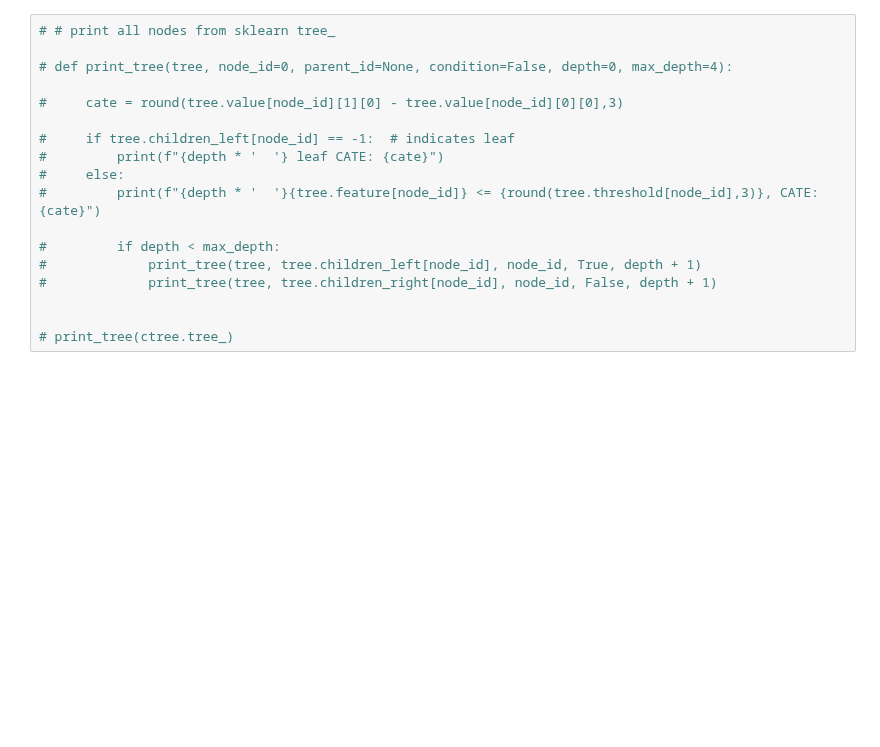
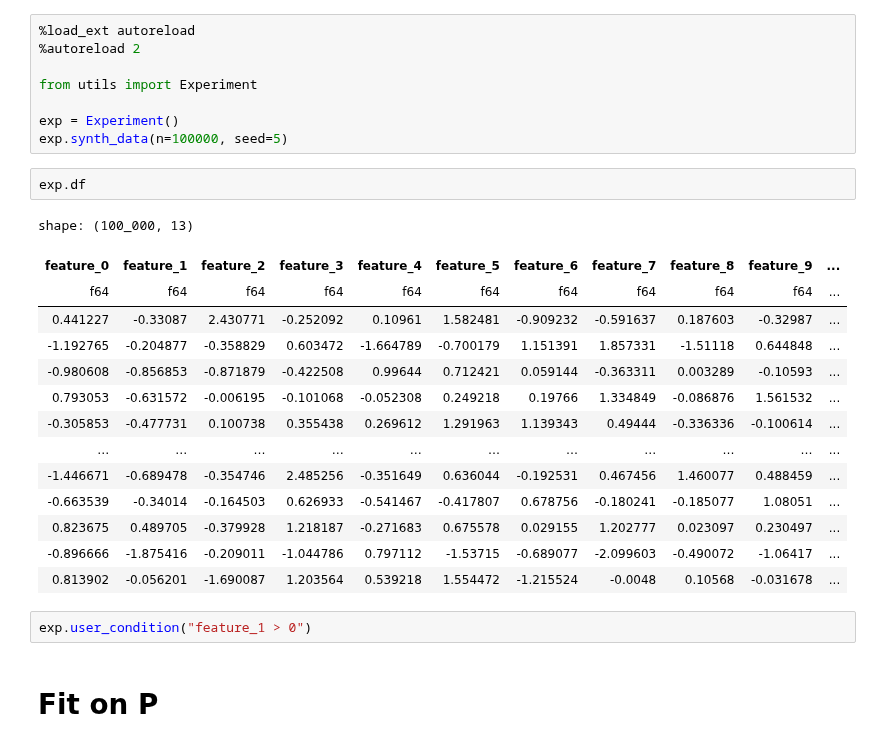
Before and after one commit to antonismand/Query-Driven-Data-Exploration-with-Heterogeneous-Treatment-Effects, a Jupyter notebook: CT.ipynb, the cells around one changed output. Cells and saved outputs as stored; diff of their text form; blank space fills up the shorter version.

Commit message:
CT with utils

```diff
--- a/CT.ipynb
+++ b/CT.ipynb
@@ -180,18 +1,29 @@ shape: (26_089, 14)
-# %%
-# # print all nodes from sklearn tree_
-
-# def print_tree(tree, node_id=0, parent_id=None, condition=False, depth=0, max_depth=4):
-
-#     cate = round(tree.value[node_id][1][0] - tree.value[node_id][0][0],3)
-
-#     if tree.children_left[node_id] == -1:  # indicates leaf
-#         print(f"{depth * '  '} leaf CATE: {cate}")
-#     else:
-#         print(f"{depth * '  '}{tree.feature[node_id]} <= {round(tree.threshold[node_id],3)}, CATE: {cate}")
-
-#         if depth < max_depth:
-#             print_tree(tree, tree.children_left[node_id], node_id, True, depth + 1)
-#             print_tree(tree, tree.children_right[node_id], node_id, False, depth + 1)
-
-
-# print_tree(ctree.tree_)
+# %%
+%load_ext autoreload
+%autoreload 2
+
+from utils import Experiment
+
+exp = Experiment()
+exp.synth_data(n=100000, seed=5)
+# %%
+exp.df
+# %% [output]
+shape: (100_000, 13)
+| feature_0 | feature_1 | feature_2 | feature_3 | feature_4 | feature_5 | feature_6 | feature_7 | feature_8 | feature_9 | ... |
+| f64 | f64 | f64 | f64 | f64 | f64 | f64 | f64 | f64 | f64 | ... |
+| 0.441227 | -0.33087 | 2.430771 | -0.252092 | 0.10961 | 1.582481 | -0.909232 | -0.591637 | 0.187603 | -0.32987 | ... |
+| -1.192765 | -0.204877 | -0.358829 | 0.603472 | -1.664789 | -0.700179 | 1.151391 | 1.857331 | -1.51118 | 0.644848 | ... |
+| -0.980608 | -0.856853 | -0.871879 | -0.422508 | 0.99644 | 0.712421 | 0.059144 | -0.363311 | 0.003289 | -0.10593 | ... |
+| 0.793053 | -0.631572 | -0.006195 | -0.101068 | -0.052308 | 0.249218 | 0.19766 | 1.334849 | -0.086876 | 1.561532 | ... |
+| -0.305853 | -0.477731 | 0.100738 | 0.355438 | 0.269612 | 1.291963 | 1.139343 | 0.49444 | -0.336336 | -0.100614 | ... |
+| … | … | … | … | … | … | … | … | … | … | ... |
+| -1.446671 | -0.689478 | -0.354746 | 2.485256 | -0.351649 | 0.636044 | -0.192531 | 0.467456 | 1.460077 | 0.488459 | ... |
+| -0.663539 | -0.34014 | -0.164503 | 0.626933 | -0.541467 | -0.417807 | 0.678756 | -0.180241 | -0.185077 | 1.08051 | ... |
+| 0.823675 | 0.489705 | -0.379928 | 1.218187 | -0.271683 | 0.675578 | 0.029155 | 1.202777 | 0.023097 | 0.230497 | ... |
+| -0.896666 | -1.875416 | -0.209011 | -1.044786 | 0.797112 | -1.53715 | -0.689077 | -2.099603 | -0.490072 | -1.06417 | ... |
+| 0.813902 | -0.056201 | -1.690087 | 1.203564 | 0.539218 | 1.554472 | -1.215524 | -0.0048 | 0.10568 | -0.031678 | ... |
+# %%
+exp.user_condition("feature_1 > 0")
+# %% [markdown]
+# Fit on P
```
Also changed, not shown: parts of 21 cells of this notebook, 2 other files.
